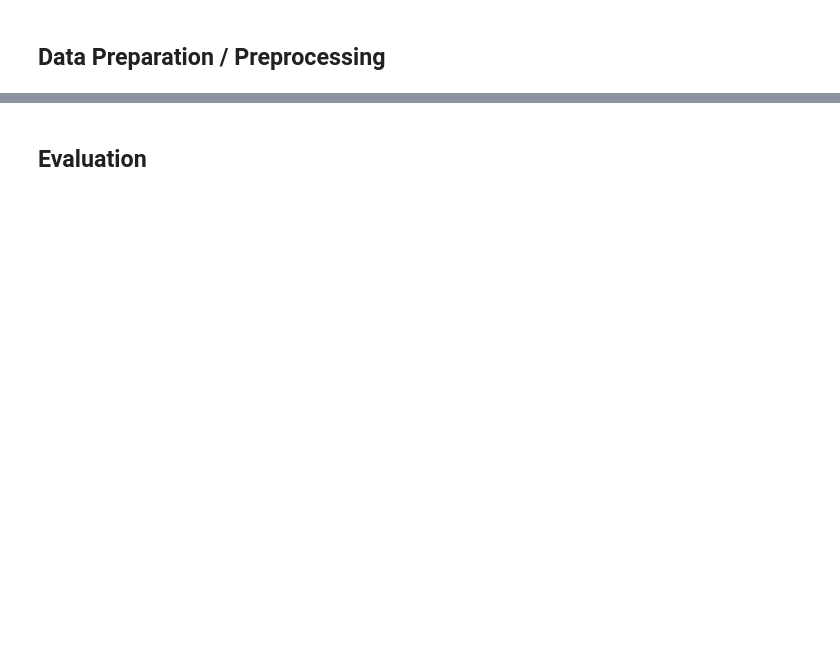
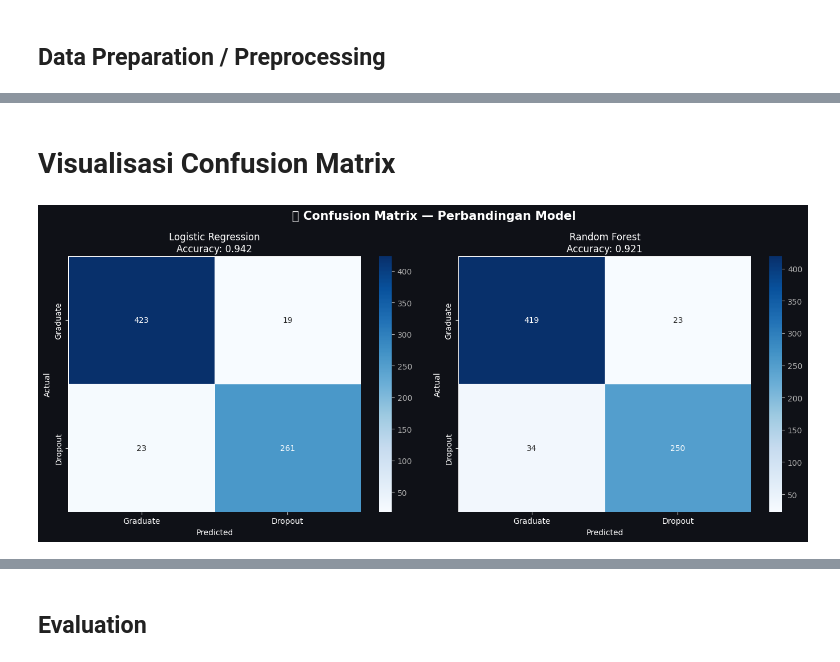
Before and after one commit to ANDI-BACHDAR-DD/Submission_akhir_penerapan-data_science_Dicoding, a Jupyter notebook: notebook.ipynb, the cells around one changed output, grey strips where cells are left out. Saved outputs shown, nothing was run; the diff lists cells and outputs as text; code cells hidden in the pictures; blank space fills up the shorter version.

```diff
--- a/notebook.ipynb
+++ b/notebook.ipynb
@@ -811,0 +594,20 @@ Dengan perbaikan tersebut, sistem dapat menjadi alat yang lebih akurat dalam men
+# %%
+print('\n' + '='*50)
+print('MODEL 1: Logistic Regression (Baseline)')
+print('='*50)
+
+lr = LogisticRegression(random_state=42, max_iter=1000)
+lr.fit(X_train_sc, y_train)
+y_pred_lr = lr.predict(X_test_sc)
+
+acc_lr  = accuracy_score(y_test, y_pred_lr)
+prec_lr = precision_score(y_test, y_pred_lr, zero_division=0)
+rec_lr  = recall_score(y_test, y_pred_lr, zero_division=0)
+f1_lr   = f1_score(y_test, y_pred_lr, zero_division=0)
+auc_lr  = roc_auc_score(y_test, lr.predict_proba(X_test_sc)[:,1])
+
+print(f'Accuracy  : {acc_lr:.4f}')
+print(f'Precision : {prec_lr:.4f}')
+print(f'Recall    : {rec_lr:.4f}')
+print(f'F1 Score  : {f1_lr:.4f}')
+print(f'AUC-ROC   : {auc_lr:.4f}')
@@ -811,0 +696,31 @@ Dengan perbaikan tersebut, sistem dapat menjadi alat yang lebih akurat dalam men
+# %% [markdown]
+#  Visualisasi Confusion Matrix
+# %%
+fig, axes = plt.subplots(1, 2, figsize=(14, 6))
+fig.patch.set_facecolor(BG_DARK)
+fig.suptitle('🔲 Confusion Matrix — Perbandingan Model',
+             fontsize=15, fontweight='bold', color='white')
+
+for ax, y_pred, title, color in zip(
+    axes,
+    [y_pred_lr, y_pred_rf],
+    ['Logistic Regression', 'Random Forest'],
+    ['#60a5fa', '#4ade80']
+):
+    ax.set_facecolor(CARD_BG)
+    cm = confusion_matrix(y_test, y_pred)
+    sns.heatmap(cm, annot=True, fmt='d', cmap='Blues',
+                xticklabels=['Graduate', 'Dropout'],
+                yticklabels=['Graduate', 'Dropout'],
+                ax=ax, linewidths=0.5)
+    ax.set_title(f'{title}\nAccuracy: {accuracy_score(y_test, y_pred):.3f}',
+                 color='white', fontsize=12)
+    ax.set_xlabel('Predicted', color='white')
+    ax.set_ylabel('Actual', color='white')
+    ax.tick_params(colors='white')
+
+plt.tight_layout()
+plt.savefig('confusion_matrix.png', dpi=150, bbox_inches='tight', facecolor=BG_DARK)
+plt.show()
+# %% [output]
+[figure, added]
```
Also changed, not shown: parts of 49 cells of this notebook, 1 other file.
